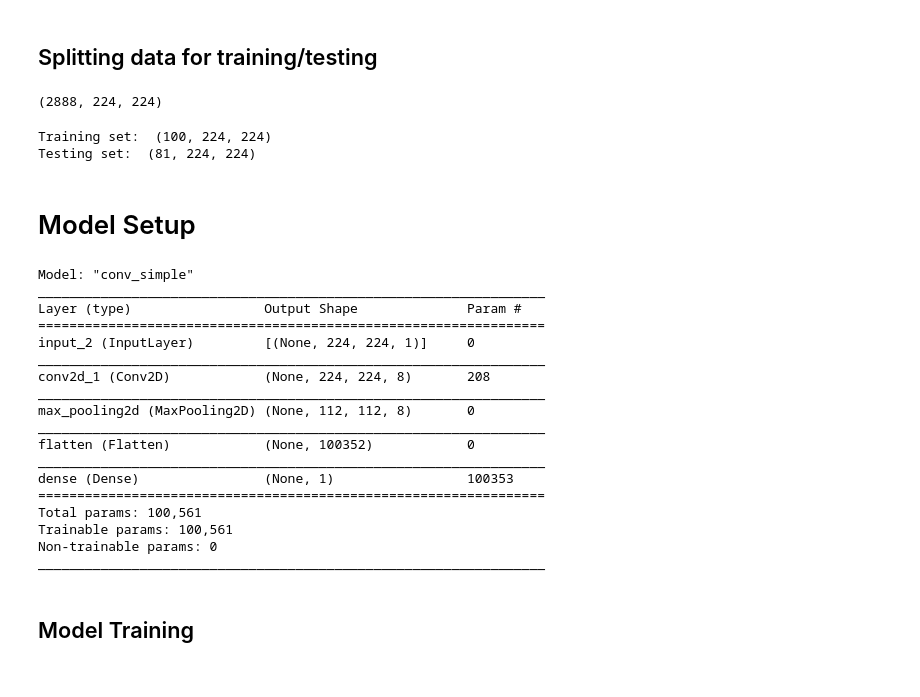
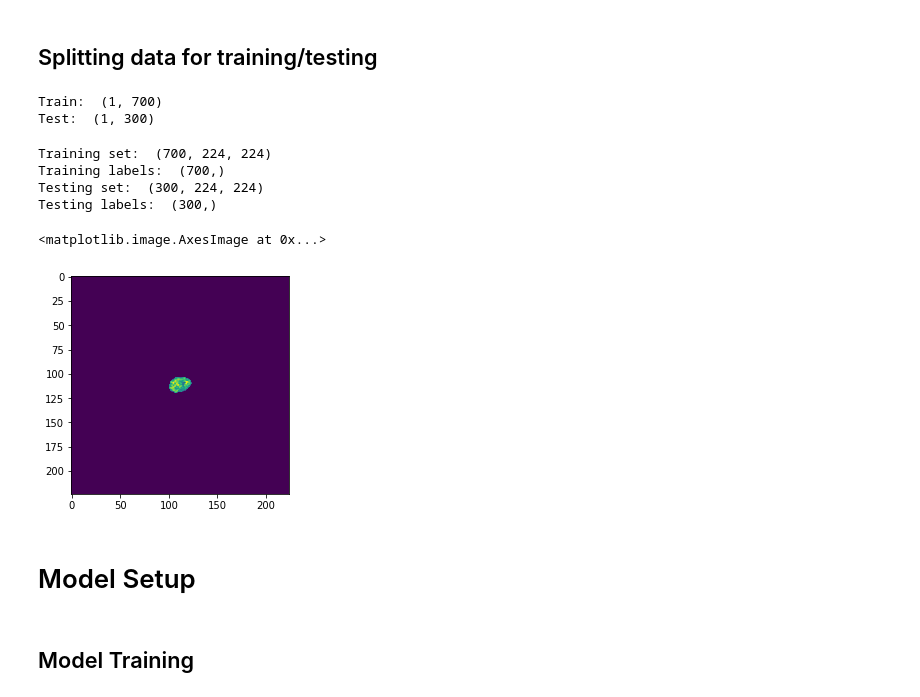
Before and after one commit to strixy16/cisc867_final_project, a Jupyter notebook: main.ipynb, the cells around one changed output. Cells and saved outputs as stored; diff of their text form; code cells hidden in the pictures.

Commit message:
Fixed train and test splitting, added splitting for labels, started implementing model

```diff
--- a/main.ipynb
+++ b/main.ipynb
@@ -37,17 +41,21 @@ label = np.asarray(info.iloc[:, 3])
 images = np.empty((1,imdim,imdim))
 file_count = 0
 for image_file in tqdm(image_fnames):
-#     print("Loading: ", image_file)
-    # Load in file as an numpy array
-    img = np.fromfile(zero_image_path + image_file)
-    # Reshape image from 1D to 2D array - need to not hardcode this, square root?
-    img_2D = np.reshape(img, (299, 299))
-    # Scale image to this dimension, smooth image with Gaussian filter, pads with the reflection of the vector
-    # mirrored on the first and last values of the vector along each axis.
-    img_final = resize(img_2D, (imdim, imdim), anti_aliasing=True, mode='reflect')
-    # Not sure this next line is working, want an array with all the images as their own array in it
-    img_final_3D = np.reshape(img_final, (1,) + img_final.shape)
-    images = np.append(images, img_final_3D, axis=0)
+    if file_count >= FILESTOLOAD:
+        break
+    else:
+        file_count += 1
+    #     print("Loading: ", image_file)
+        # Load in file as an numpy array
+        img = np.fromfile(zero_image_path + image_file)
+        # Reshape image from 1D to 2D array - need to not hardcode this, square root?
+        img_2D = np.reshape(img, (299, 299))
+        # Scale image to this dimension, smooth image with Gaussian filter, pads with the reflection of the vector
+        # mirrored on the first and last values of the vector along each axis.
+        img_final = resize(img_2D, (imdim, imdim), anti_aliasing=True, mode='reflect')
+        # Not sure this next line is working, want an array with all the images as their own array in it
+        img_final_3D = np.reshape(img_final, (1,) + img_final.shape)
+        images = np.append(images, img_final_3D, axis=0)
 
 images = np.delete(images, 0, axis=0)
 # %%
@@ -60,22 +68,37 @@ plt.imshow(images[150], cmap='Greys')
 ## Splitting data for training/testing
 # %%
 # Training and testing split
-train_slice_indices, test_slice_indices = pat_train_test_split(pat_num[:FILESTOLOAD], label[:FILESTOLOAD], 70, random_seed)
+train_slice_indices, test_slice_indices = pat_train_test_split(pat_num[:FILESTOLOAD], label[:FILESTOLOAD], 0.7, random_seed)
-# %%
-images.shape
-# %% [output]
-(2888, 224, 224)
+# %%
+print("Train: ", np.array(train_slice_indices).shape)
+print("Test: ", np.array(test_slice_indices).shape)
+# %% [output]
+Train:  (1, 700)
+Test:  (1, 300)
 # %%
 train_slices = images[train_slice_indices,:,:]#[:][:]
-train_slices = train_slices.squeeze()
+train_slices = train_slices.squeeze() # Remove first dim of size 1
+
+train_labels = label[tuple(train_slice_indices)]
 print("Training set: ", train_slices.shape)
+print("Training labels: ", train_labels.shape)
 
 test_slices = images[test_slice_indices,:,:]
-test_slices = test_slices.squeeze()
+test_slices = test_slices.squeeze() # Remove first dim of size 1
+
+test_labels = label[tuple(test_slice_indices)]
 print("Testing set: ", test_slices.shape)
+print("Testing labels: ", test_labels.shape)
 # %% [output]
-Training set:  (100, 224, 224)
-Testing set:  (81, 224, 224)
+Training set:  (700, 224, 224)
+Training labels:  (700,)
+Testing set:  (300, 224, 224)
+Testing labels:  (300,)
+# %%
+plt.imshow(train_slices[0])
+# %% [output]
+<matplotlib.image.AxesImage at 0x...>
+[figure, added]
 # %% [markdown]
 # Model Setup
 # %%
@@ -96,26 +119,7 @@ model.compile(
         loss='binary_crossentropy',
         metrics=['BinaryAccuracy', 'AUC']
 )
-model.summary()
+# model.summary()
-# %% [output]
-Model: "conv_simple"
-_________________________________________________________________
-Layer (type)                 Output Shape              Param #
-=================================================================
-input_2 (InputLayer)         [(None, 224, 224, 1)]     0
-_________________________________________________________________
-conv2d_1 (Conv2D)            (None, 224, 224, 8)       208
-_________________________________________________________________
-max_pooling2d (MaxPooling2D) (None, 112, 112, 8)       0
-_________________________________________________________________
-flatten (Flatten)            (None, 100352)            0
-_________________________________________________________________
-dense (Dense)                (None, 1)                 100353
-=================================================================
-Total params: 100,561
-Trainable params: 100,561
-Non-trainable params: 0
-_________________________________________________________________
 # %% [markdown]
 ## Model Training
 # %%
```
Also changed, not shown: parts of 3 cells of this notebook.
